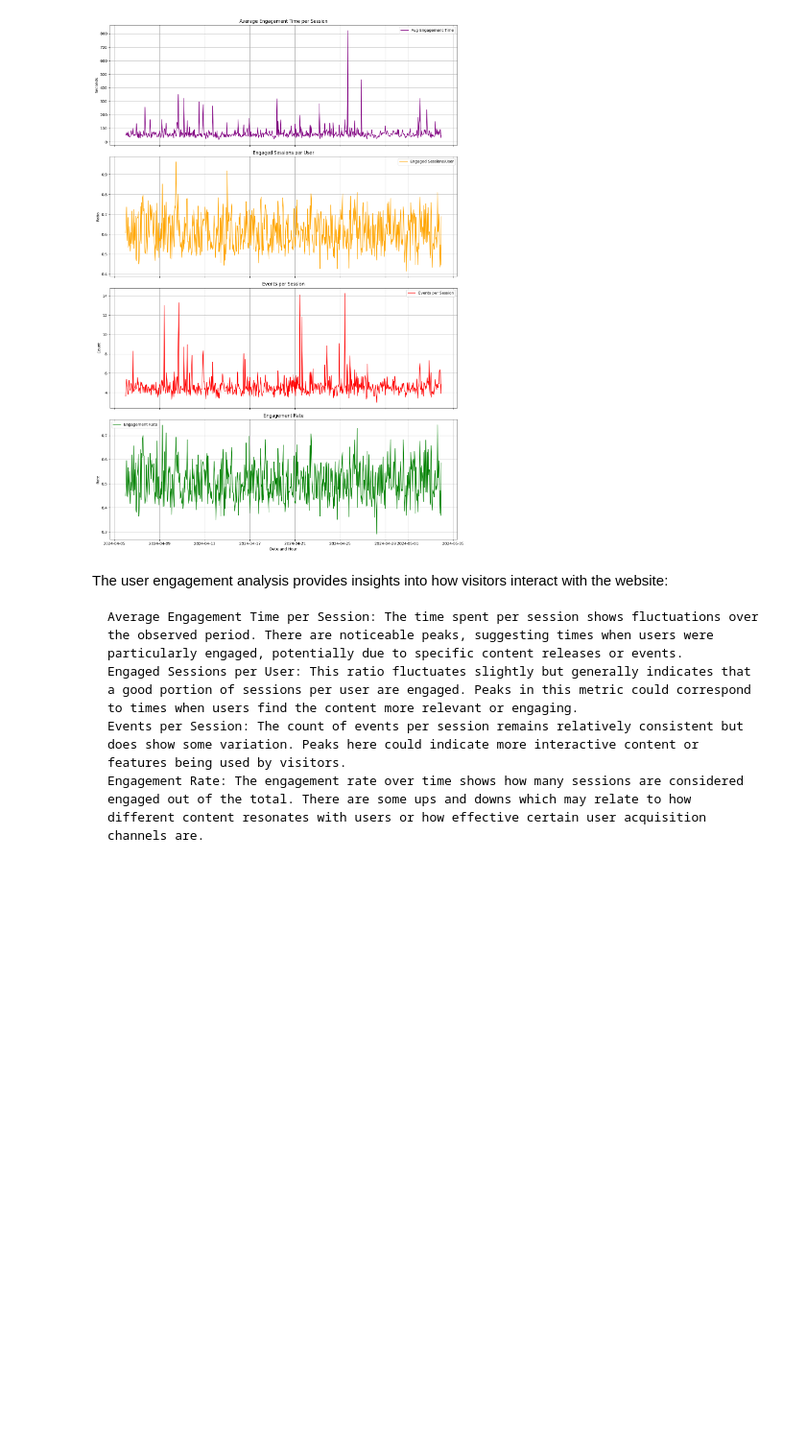
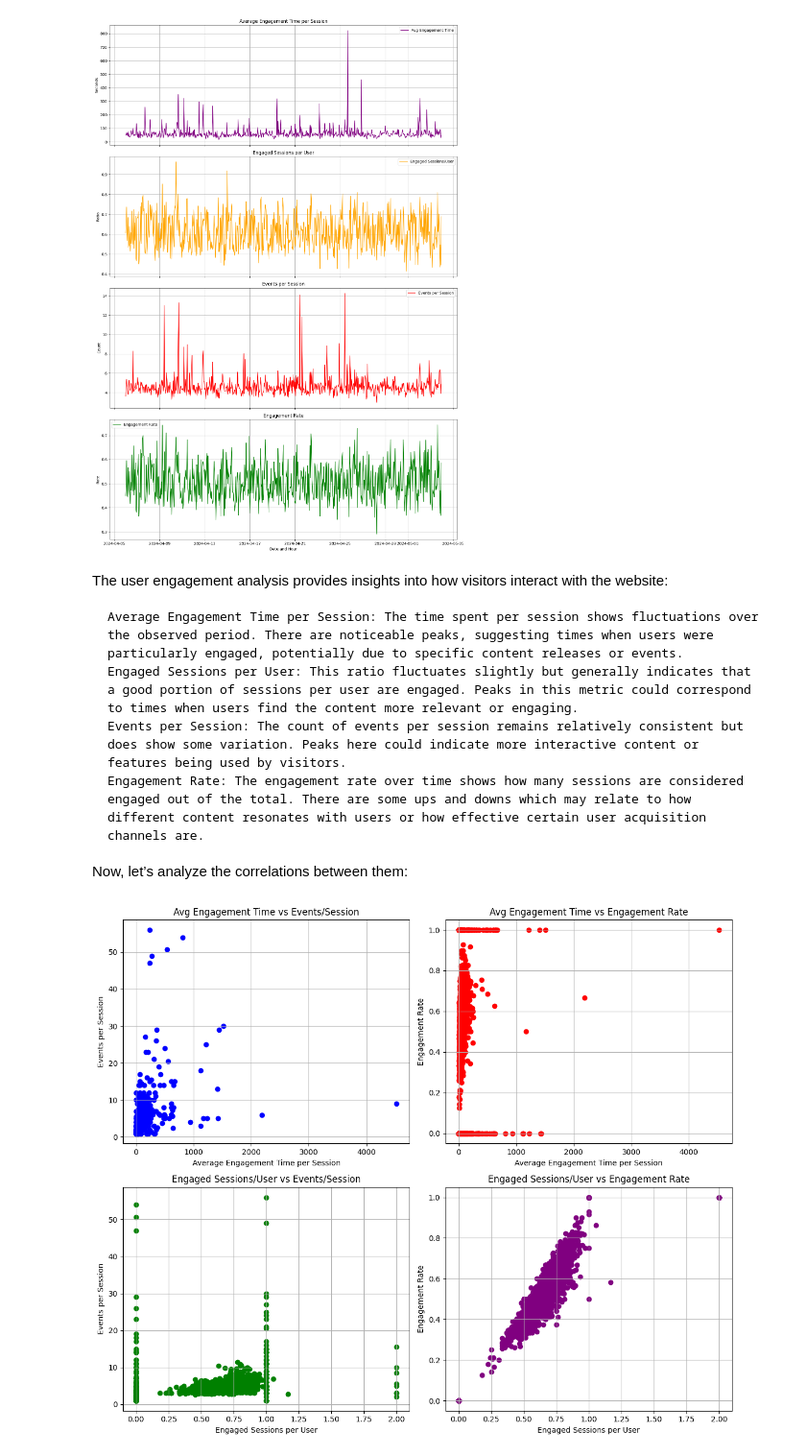
Before and after one commit to Plestan/Website-Performance-Analysis, a Jupyter notebook: performance_analysis.ipynb, the cells around one changed output. Shown at 96% size. Cells and saved outputs as stored; diff of their text form; code cells hidden in the pictures; blank space fills up the shorter version.

```diff
--- a/performance_analysis.ipynb
+++ b/performance_analysis.ipynb
@@ -150,3 +135,40 @@ The user engagement analysis provides insights into how visitors interact with t
     Engaged Sessions per User: This ratio fluctuates slightly but generally indicates that a good portion of sessions per user are engaged. Peaks in this metric could correspond to times when users find the content more relevant or engaging.
     Events per Session: The count of events per session remains relatively consistent but does show some variation. Peaks here could indicate more interactive content or features being used by visitors.
     Engagement Rate: The engagement rate over time shows how many sessions are considered engaged out of the total. There are some ups and downs which may relate to how different content resonates with users or how effective certain user acquisition channels are.
+
+Now, let’s analyze the correlations between them:
+# %%
+fig, axes = plt.subplots(2, 2, figsize=(12, 10))
+
+# plot 1: average engagement time vs events per session
+axes[0, 0].scatter(data['Average engagement time per session'], data['Events per session'], color='blue')
+axes[0, 0].set_title('Avg Engagement Time vs Events/Session')
+axes[0, 0].set_xlabel('Average Engagement Time per Session')
+axes[0, 0].set_ylabel('Events per Session')
+axes[0, 0].grid(True)  # enable grid
+
+# plot 2: average engagement time vs engagement rate
+axes[0, 1].scatter(data['Average engagement time per session'], data['Engagement rate'], color='red')
+axes[0, 1].set_title('Avg Engagement Time vs Engagement Rate')
+axes[0, 1].set_xlabel('Average Engagement Time per Session')
+axes[0, 1].set_ylabel('Engagement Rate')
+axes[0, 1].grid(True)
+
+# plot 3: engaged sessions per user vs events per session
+axes[1, 0].scatter(data['Engaged sessions per user'], data['Events per session'], color='green')
+axes[1, 0].set_title('Engaged Sessions/User vs Events/Session')
+axes[1, 0].set_xlabel('Engaged Sessions per User')
+axes[1, 0].set_ylabel('Events per Session')
+axes[1, 0].grid(True)
+
+# plot 4: engaged sessions per user vs engagement rate
+axes[1, 1].scatter(data['Engaged sessions per user'], data['Engagement rate'], color='purple')
+axes[1, 1].set_title('Engaged Sessions/User vs Engagement Rate')
+axes[1, 1].set_xlabel('Engaged Sessions per User')
+axes[1, 1].set_ylabel('Engagement Rate')
+axes[1, 1].grid(True)
+
+plt.tight_layout()
+plt.show()
+# %% [output]
+[figure, added]
```
Also changed, not shown: parts of 10 cells of this notebook.
